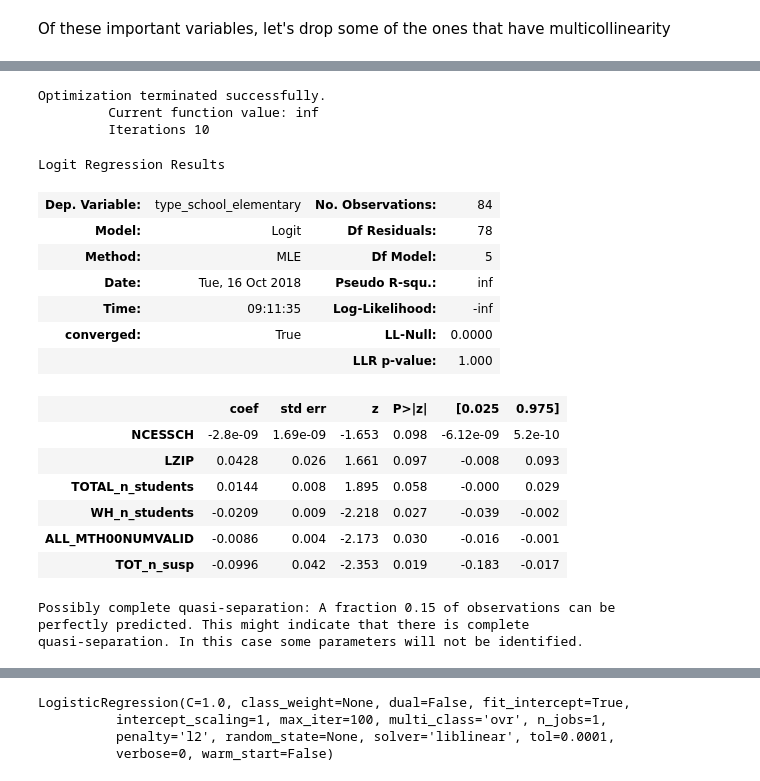
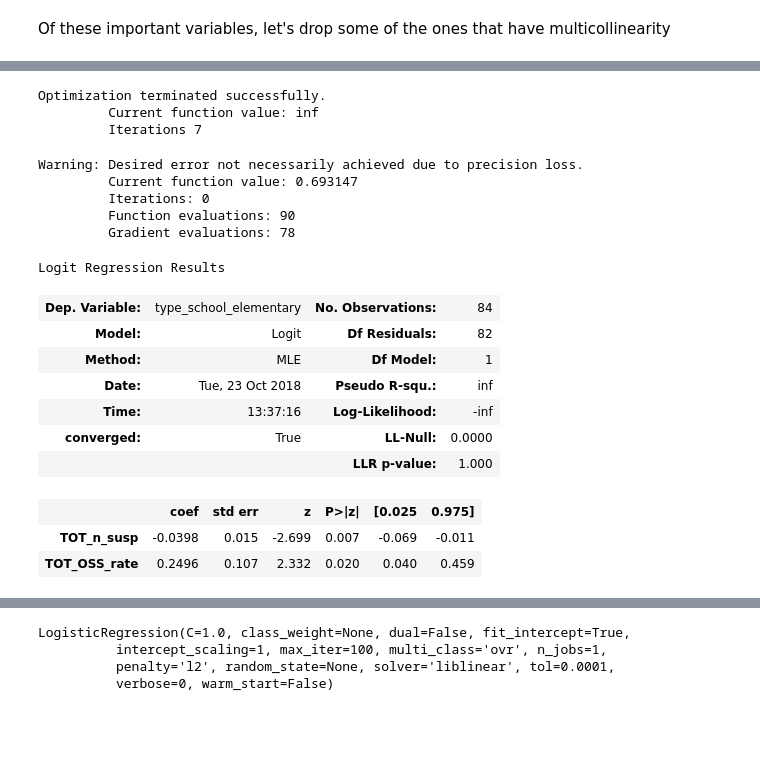
Before and after one commit to nrb75/SchoolSelect, a Jupyter notebook: School_Clustering.ipynb, the cells around one changed output, grey strips where cells are left out. Cells and saved outputs as stored; diff of their text form; code cells hidden in the pictures; blank space fills up the shorter version.

```diff
--- a/School_Clustering.ipynb
+++ b/School_Clustering.ipynb
@@ -638,10 +631,11 @@ Y=suspensions_one_hot.loc[:, suspensions_one_hot.columns =='type_school_elementa
 #recursive feature elimination (RFE) is to select features by recursively considering smaller and smaller sets of features.
 #First, the estimator is trained on the initial set of features and the importance of each feature is obtained either through a coef_ attribute or through a feature_importances_ attribute.
 #Then, the least important features are pruned from current set of features. That procedure is recursively repeated on the pruned set until the desired number of features to select is eventually reached.
-#we will select 15 features to keep
+#we will select 12 features to keep
 from sklearn.feature_selection import RFE
-rfe = RFE(logreg, 15)
+rfe = RFE(logreg, 12)
 rfe = rfe.fit(X, Y.values.ravel())
-print(rfe.support_)
 print(rfe.ranking_)
+
+rfestd=rfe = rfe.fit(Xstd, Y.values.ravel())
 # %% [output]
@@ -684,5 +662,3 @@ vif
-# %%
-X=X.drop(['TOT_n_enrollment', 'WHALM_n_students', 'ALL_RLA00NUMVALID', 'M_RLA00NUMVALID'], axis=1) #remove variables with high VIF score as they are redundant and not helping the model
 # %%
 from statsmodels.stats.outliers_influence import variance_inflation_factor
 vif = pd.DataFrame()
@@ -699,0 +682,6 @@ vif
+# %%
+X=X.drop(['ALL_RLA00NUMVALID','M_RLA00NUMVALID', 'type_school_high_school', 'MWH_RLAHSPCTPROF', 'MBL_RLAHSPCTPROF', 'G1OFFERED' ,'G12OFFERED', 'MBL_MTHHSPCTPROF', 'G08_n_students', 'G01_n_students'], axis=1)
+vif = pd.DataFrame()
+vif["VIF Factor"] = [variance_inflation_factor(X.values, i) for i in range(X.shape[1])]
+vif["features"] = X.columns
+vif
@@ -700,9 +730,9 @@ vif
 # %%
 import statsmodels.api as sm
 logit_model=sm.Logit(Y,X)
-result=logit_model.fit()
+result_lr=logit_model.fit()
 #print(result.summary2())
 # %% [output]
 Optimization terminated successfully.
          Current function value: inf
-         Iterations 10
+         Iterations 7
@@ -709,21 +741,24 @@ Optimization terminated successfully.
+# %%
+#standardized data
+logit_modelstd=sm.Logit(Y,Xstd)
+result_lrstd=logit_modelstd.fit(method='bfgs')
+# %% [output]
+Warning: Desired error not necessarily achieved due to precision loss.
+         Current function value: 0.693147
+         Iterations: 0
+         Function evaluations: 90
+         Gradient evaluations: 78
 # %%
-result.summary()
+result_lr.summary()
 # %% [output]
 Logit Regression Results
 | Dep. Variable: | type_school_elementary | No. Observations: | 84 |
-| Model: | Logit | Df Residuals: | 78 |
-| Method: | MLE | Df Model: | 5 |
-| Date: | Tue, 16 Oct 2018 | Pseudo R-squ.: | inf |
-| Time: | 09:11:35 | Log-Likelihood: | -inf |
+| Model: | Logit | Df Residuals: | 82 |
+| Method: | MLE | Df Model: | 1 |
+| Date: | Tue, 23 Oct 2018 | Pseudo R-squ.: | inf |
+| Time: | 13:37:16 | Log-Likelihood: | -inf |
 | converged: | True | LL-Null: | 0.0000 |
 |  |  | LLR p-value: | 1.000 |
 |  | coef | std err | z | P>|z| | [0.025 | 0.975] |
-| NCESSCH | -2.8e-09 | 1.69e-09 | -1.653 | 0.098 | -6.12e-09 | 5.2e-10 |
-| LZIP | 0.0428 | 0.026 | 1.661 | 0.097 | -0.008 | 0.093 |
-| TOTAL_n_students | 0.0144 | 0.008 | 1.895 | 0.058 | -0.000 | 0.029 |
-| WH_n_students | -0.0209 | 0.009 | -2.218 | 0.027 | -0.039 | -0.002 |
-| ALL_MTH00NUMVALID | -0.0086 | 0.004 | -2.173 | 0.030 | -0.016 | -0.001 |
-| TOT_n_susp | -0.0996 | 0.042 | -2.353 | 0.019 | -0.183 | -0.017 |
+| TOT_n_susp | -0.0398 | 0.015 | -2.699 | 0.007 | -0.069 | -0.011 |
+| TOT_OSS_rate | 0.2496 | 0.107 | 2.332 | 0.020 | 0.040 | 0.459 |
-Possibly complete quasi-separation: A fraction 0.15 of observations can be
-perfectly predicted. This might indicate that there is complete
-quasi-separation. In this case some parameters will not be identified.
```
Also changed, not shown: parts of 59 cells of this notebook.
